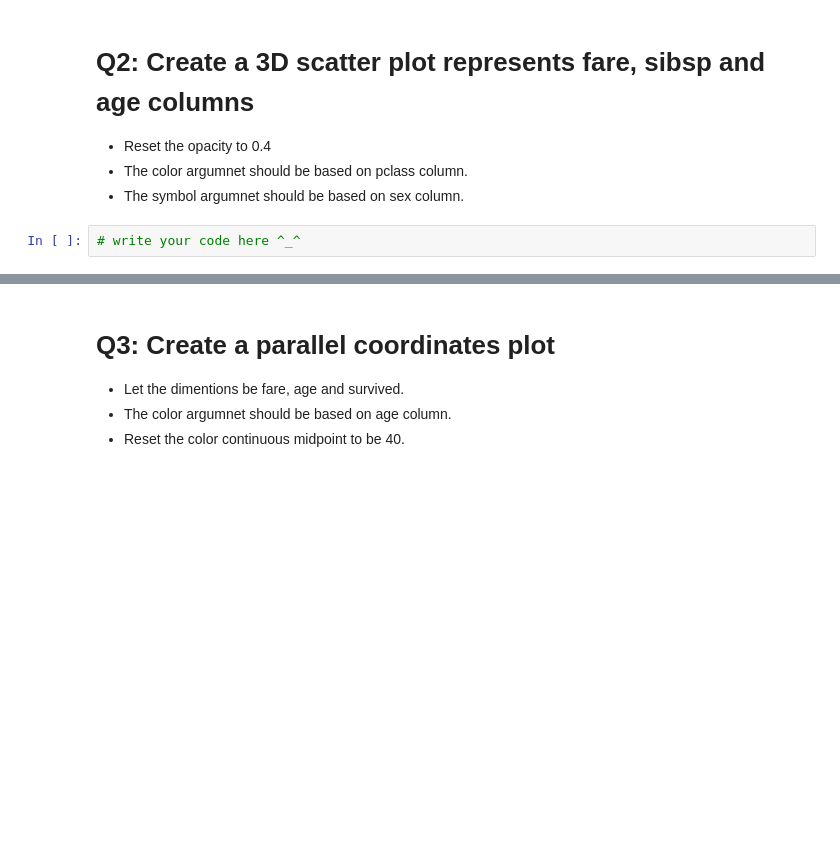
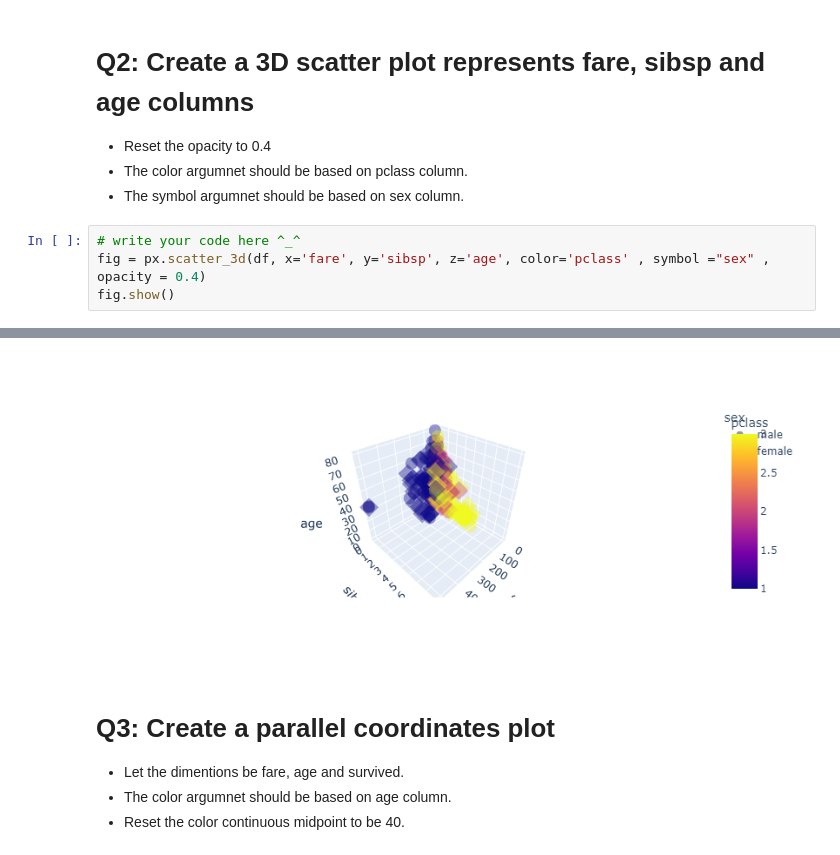
Before and after one commit to Tuwaiq-Data-Science-Bootcamp-V4/Plotly-Lab1, a Jupyter notebook: Plotly_Assignment.ipynb, the cells around one changed output, grey strips where cells are left out. Cells and saved outputs as stored; diff of their text form; blank space fills up the shorter version.

```diff
--- a/Plotly_Assignment.ipynb
+++ b/Plotly_Assignment.ipynb
@@ -13,4 +20,6 @@ df = pd.read_csv('titanic.csv')
 - The symbol argumnet should be based on sex column.
 # %%
 # write your code here ^_^
+fig = px.scatter_3d(df, x='fare', y='sibsp', z='age', color='pclass' , symbol ="sex" , opacity = 0.4)
+fig.show()
 # %% [output]
@@ -19,3 +26,4 @@ df = pd.read_csv('titanic.csv')
+[figure, added]
 # %% [markdown]
 # Q3: Create a parallel coordinates plot
 - Let the dimentions be fare, age and survived.
```
Also changed, not shown: parts of 4 cells of this notebook.
